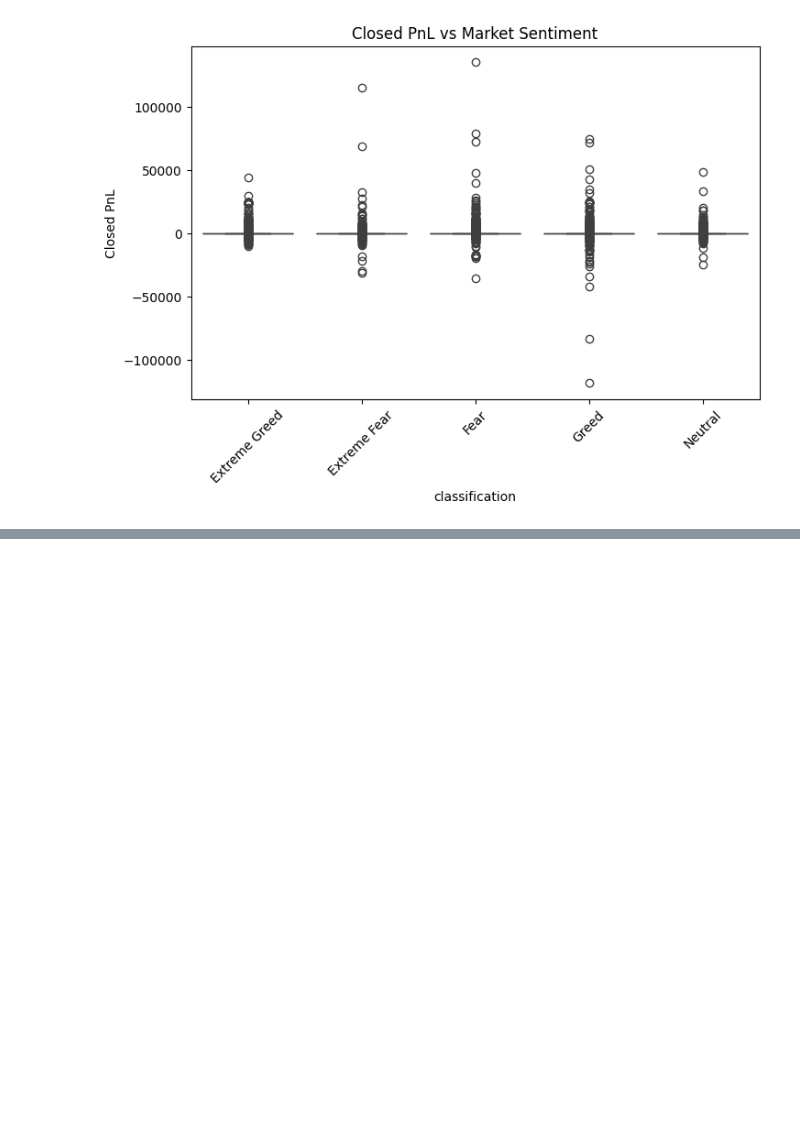
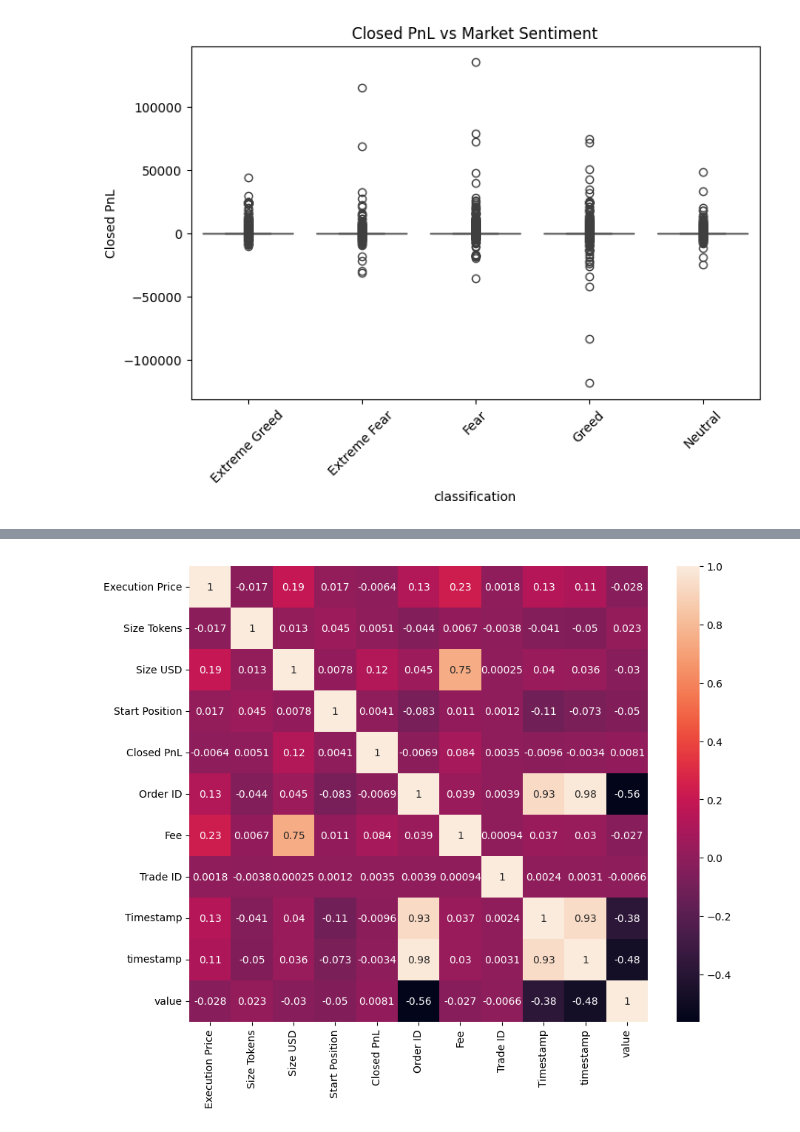
Before and after one commit to thakurdhairya92-gif/bitcoin-sentiment-analysis, a Jupyter notebook: notebooks/analysis.ipynb, the cells around one changed output, grey strips where cells are left out. Saved outputs shown, nothing was run; the diff lists cells and outputs as text; code cells hidden in the pictures; blank space fills up the shorter version.

```diff
--- a/notebooks/analysis.ipynb
+++ b/notebooks/analysis.ipynb
@@ -184,0 +331,10 @@ plt.show()
+# %%
+numeric = merged.select_dtypes(include='number')
+
+plt.figure(figsize=(10,8))
+
+sns.heatmap(numeric.corr(), annot=True)
+
+plt.show()
+# %% [output]
+[figure, added]
```
Also changed, not shown: parts of 15 cells of this notebook, 1 other file.
